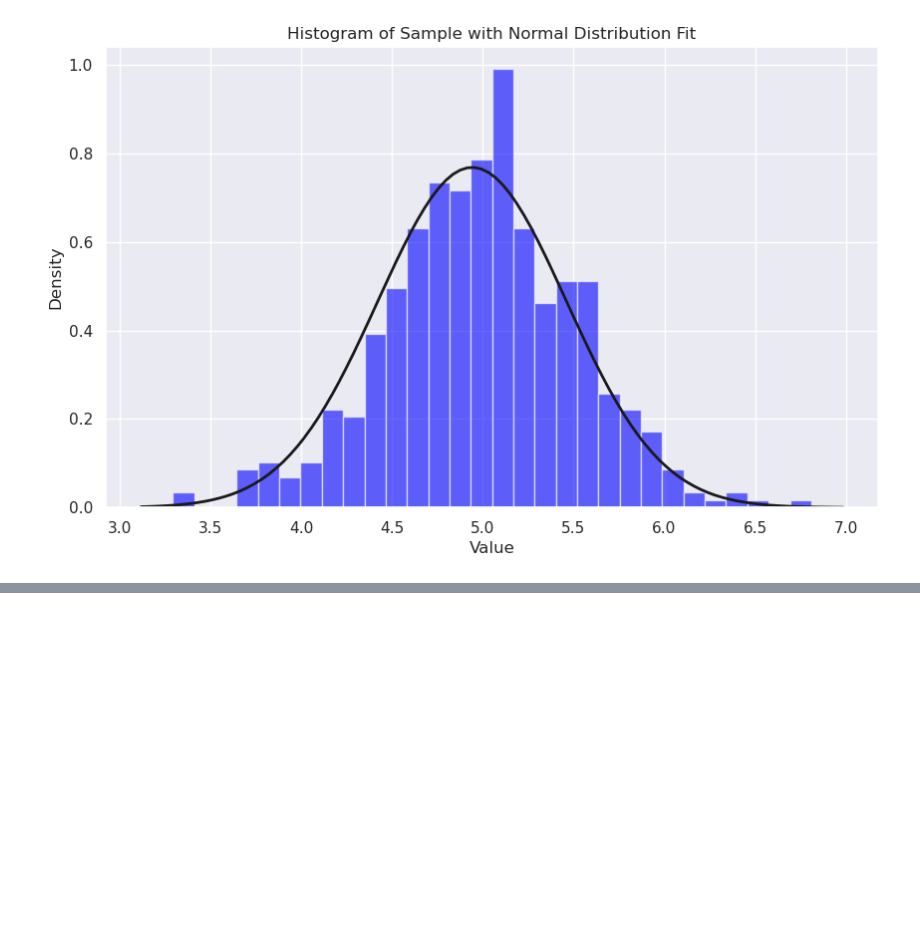
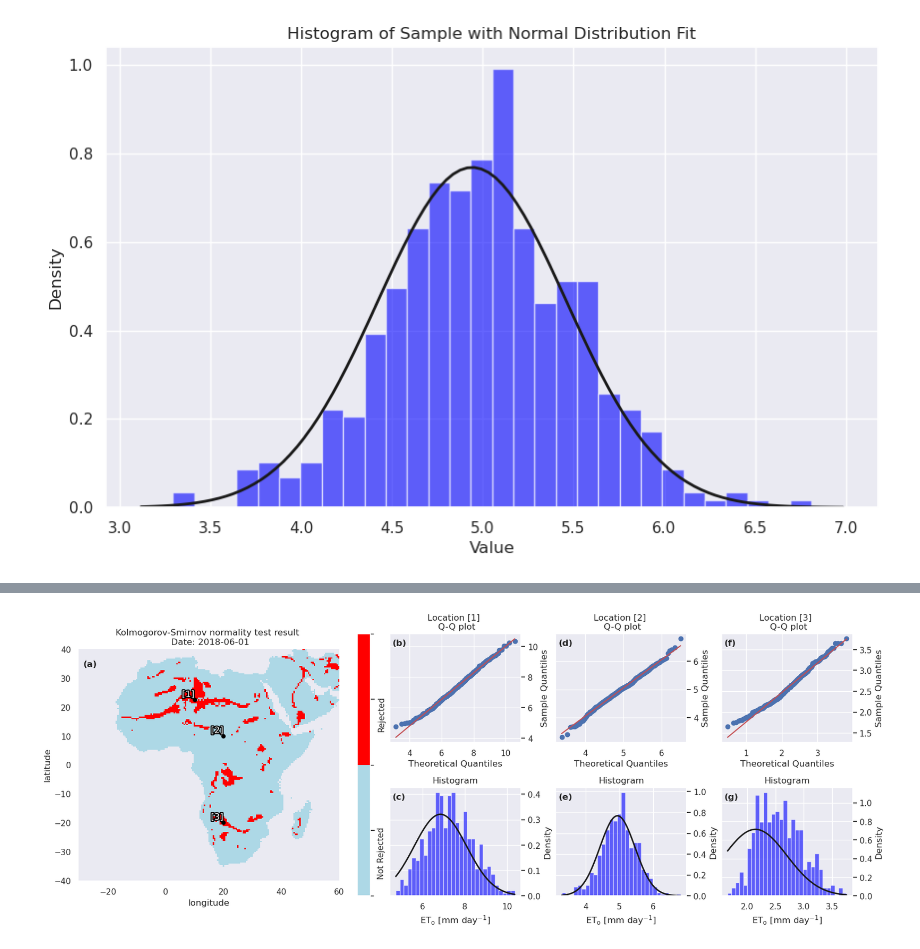
Before and after one commit to trngbich/ReanalysisMeteoRET, a Jupyter notebook: 3_uncertainty_propagation/3_test_norm_dist_MC.ipynb, the cells around one changed output, grey strips where cells are left out. Cells and saved outputs as stored; diff of their text form; code cells hidden in the pictures; blank space fills up the shorter version.

```diff
--- a/3_uncertainty_propagation/3_test_norm_dist_MC.ipynb
+++ b/3_uncertainty_propagation/3_test_norm_dist_MC.ipynb
@@ -276,0 +280,95 @@ plt.show()
+# %%
+import matplotlib.pyplot as plt
+import matplotlib.patheffects as path_effects
+import matplotlib.colors as mcolors
+import seaborn as sns
+from scipy import stats
+import numpy as np
+import string
+
+sns.set_theme(style="darkgrid")
+
+# === CREATE FIGURE WITH CONSTRAINED LAYOUT ===
+fig = plt.figure(figsize=(16, 6), constrained_layout=True)
+gs = fig.add_gridspec(2, 5)  # 2 rows, 5 columns: 2 for map, 3 for plots
+
+# Generate internal labels: (a), (b), ..., (h)
+internal_labels = list(string.ascii_lowercase)
+label_index = 0  # will increment as we go
+
+# ==== PANEL (a) — MAP ====
+ax_map = fig.add_subplot(gs[:, 0:2])  # Span both rows for the map
+
+cmap = mcolors.ListedColormap(['lightblue', 'red'])
+bounds = [0, 0.5, 1]
+norm = mcolors.BoundaryNorm(bounds, cmap.N)
+
+im = da.plot(cmap=cmap, norm=norm, add_colorbar=False, ax=ax_map)
+cbar = plt.colorbar(im, ax=ax_map, ticks=[0.25, 0.75])
+cbar.ax.set_yticklabels(['Not Rejected', 'Rejected'])
+# cbar.set_label('Test Result', rotation=90, labelpad=15)
+# Rotate ytick labels
+for tick_label in cbar.ax.get_yticklabels():
+    tick_label.set_rotation(90)
+
+# Add points
+for i, point in enumerate(points):
+    [x, y] = point
+    [lat, lon] = [da.latitude[y].values, da.longitude[x].values]
+    ax_map.plot(lon, lat, 'ro', markersize=5, color='black')
+    text = ax_map.text(lon, lat + 1, f'[{i + 1}]', fontsize=12, ha='right', color='white')
+    text.set_path_effects([
+        path_effects.Stroke(linewidth=3, foreground='black'),
+        path_effects.Normal()
+    ])
+
+ax_map.set_title(f"Kolmogorov-Smirnov normality test result \n Date: {date}")
+ax_map.set_aspect('equal')  # Keep 1:1 aspect ratio
+ax_map.text(0.02, 0.95, f"({internal_labels[label_index]})", transform=ax_map.transAxes,
+            fontsize=12, fontweight='bold', va='top', ha='left')
+label_index += 1
+
+# ==== PANEL (b) — TRANSPOSED Q-Q and HISTOGRAMS ====
+for i, point in enumerate(points):
+    # Q-Q plot on top row
+    ax_qq = fig.add_subplot(gs[0, 2 + i])
+    # Histogram on bottom row
+    ax_hist = fig.add_subplot(gs[1, 2 + i])
+
+    [x, y] = point
+    data = ds_out[:, y, x]
+    mean = ds_taylor['mean'].values[y, x]
+    std = ds_taylor['std'].values[y, x]
+
+    # QQ plot
+    stats.probplot(data, dist="norm", sparams=(mean, std), plot=ax_qq)
+    ax_qq.set_title(f'Location [{i+1}] \n Q-Q plot')
+    ax_qq.set_xlabel('Theoretical Quantiles')
+    ax_qq.set_ylabel('Sample Quantiles')
+    ax_qq.yaxis.tick_right()
+    ax_qq.yaxis.set_label_position("right")
+    ax_qq.text(0.02, 0.95, f"({internal_labels[label_index]})", transform=ax_qq.transAxes,
+               fontsize=12, fontweight='bold', va='top', ha='left')
+    label_index += 1
+    # Histogram
+    count, bins, ignored = ax_hist.hist(data, bins=30, density=True, alpha=0.6, color='blue')
+    v = np.linspace(bins[0], bins[-1], 100)
+    p = stats.norm.pdf(v, mean, std)
+    ax_hist.plot(v, p, 'k', linewidth=2)
+    ax_hist.set_title('Histogram')
+    ax_hist.set_xlabel('$\mathregular{ET_o}$ [mm day$^{-1}$]')
+    ax_hist.set_ylabel('Density')
+    ax_hist.yaxis.tick_right()
+    ax_hist.yaxis.set_label_position("right")
+    ax_hist.text(0.02, 0.95, f"({internal_labels[label_index]})", transform=ax_hist.transAxes,
+                 fontsize=12, fontweight='bold', va='top', ha='left')
+    label_index += 1
+# === SUBPLOT LABELS ===
+# ax_map.text(-0.05, 1.02, "(a)", transform=ax_map.transAxes, fontsize=14, fontweight='bold', va='bottom')
+# fig.text(0.42, 0.96, "(b) Q-Q plots and histograms", fontsize=14, fontweight='bold')
+
+# === SAVE AND SHOW ===
+plt.savefig('./figures/combined_panel_transposed_180601.png', dpi=300, bbox_inches='tight')
+plt.show()
+# %% [output]
+[figure, added]
```
Also changed, not shown: parts of 4 cells of this notebook, 23 other files.
